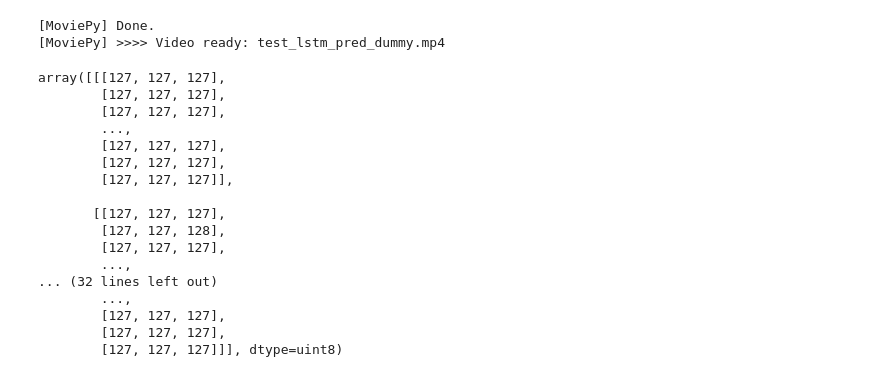
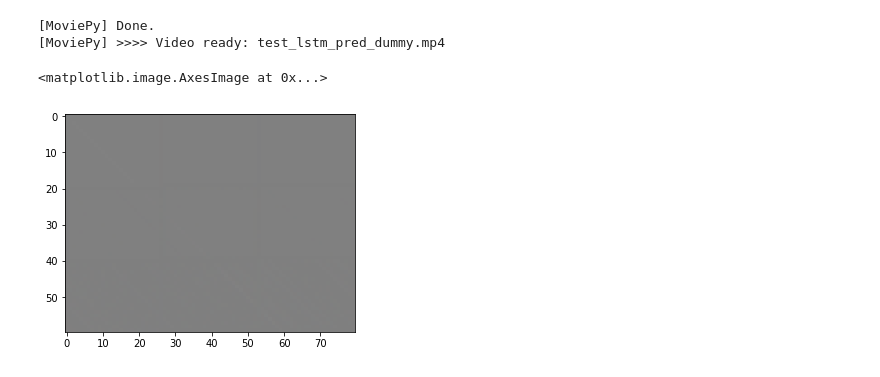
Before and after one commit to galbiati/video-representations, a Jupyter notebook: Prototype-RNN.ipynb, the cells around one changed output. Cells and saved outputs as stored; diff of their text form; code cells hidden in the pictures.

```diff
--- a/Prototype-RNN.ipynb
+++ b/Prototype-RNN.ipynb
@@ -100,12 +61 @@ def build_model(inputs, outputs, encoder, lstm_cell, decoder, batchsize):
 # note: relu output seems to give sharper lines
-# %%
-tf.reset_default_graph()
-
-input_var = tf.placeholder(dtype=tf.float32, shape=(None, 3, 60, 80), name='input')
-target_var = tf.placeholder(dtype=tf.float32, shape=(None, 3, 60, 80), name='target')
-
-with tf.variable_scope('iencoder') as enc:
-    encoded = encoder(input_var)
-
-with tf.variable_scope('decoder') as dec:
-    decoded = decoder(encoded)
@@ -158,5 +62,5 @@ def inputs(split_type, batchsize, num_epochs):
 # %%
-def run_training(num_epochs, batchsize):
+def run_training(num_epochs, batchsize, build_model):
     video_inputs, video_outputs = inputs('training', batchsize, num_epochs)
 
     targets, predictions, decoded = build_model(
@@ -439,23 +425,8 @@ frame_array = render_movie(predictions[1][0], 'test_lstm_pred_dummy.mp4', 5)
 [MoviePy] Writing video test_lstm_pred_dummy.mp4
 [MoviePy] Done.
 [MoviePy] >>>> Video ready: test_lstm_pred_dummy.mp4
-# %%
-frame_array[0]
-# %% [output]
-array([[[127, 127, 127],
-        [127, 127, 127],
-        [127, 127, 127],
-        ...,
-        [127, 127, 127],
-        [127, 127, 127],
-        [127, 127, 127]],
-
-       [[127, 127, 127],
-        [127, 127, 128],
-        [127, 127, 127],
-        ...,
-... (32 lines left out)
-        ...,
-        [127, 127, 127],
-        [127, 127, 127],
-        [127, 127, 127]]], dtype=uint8)
+# %%
+plt.imshow(frame_array[0])
+# %% [output]
+<matplotlib.image.AxesImage at 0x...>
+[figure, added]
```
Also changed, not shown: parts of 5 cells of this notebook, 5 other files.
